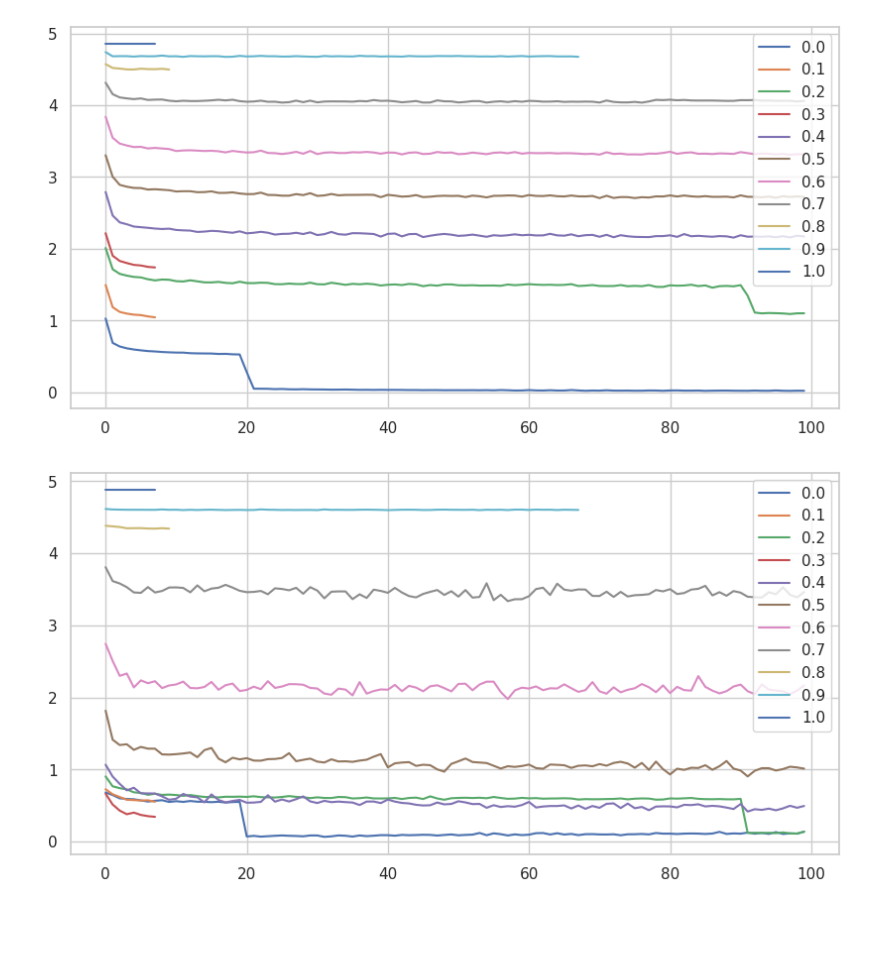
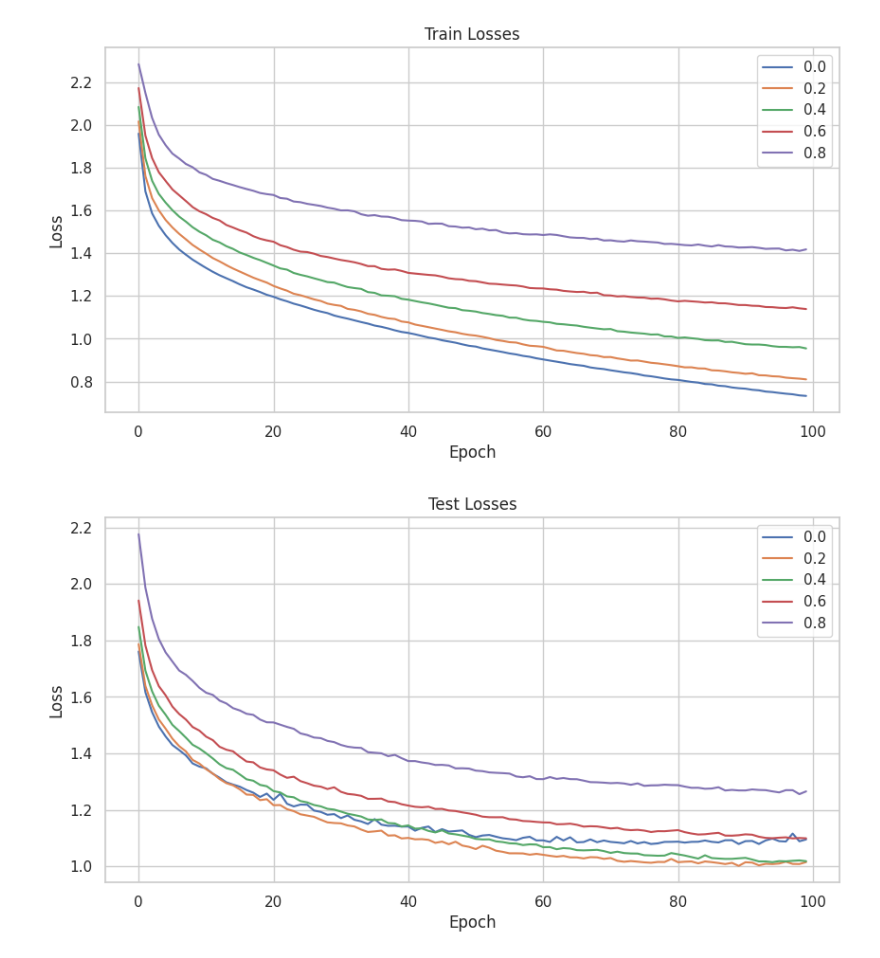
Before and after one commit to m-prezes/TUM-2024, a Jupyter notebook: tum_2024/visualization.ipynb, the cells around one changed output. Cells and saved outputs as stored; diff of their text form; code cells hidden in the pictures; blank space fills up the shorter version.

Commit message:
Visualizations for CIFAR-10

```diff
--- a/tum_2024/visualization.ipynb
+++ b/tum_2024/visualization.ipynb
@@ -4,30 +4,37 @@ import seaborn as sns
 import matplotlib.pyplot as plt
 from glob import glob
 
-sns.set(style="whitegrid")
+sns.set_theme(style="whitegrid")
 # %%
-paths = glob("results/mnist/*")
+paths = glob("results/cifar/*")
 paths = sorted(paths)
 # %%
 plt.figure(figsize=(10,5))
 for path in paths:
     with open(f"{path}/train_losses.json") as f:
         train_losses = json.load(f)
     sns.lineplot(x=range(len(train_losses)), y=train_losses, label=path.split("_")[-1])
+    plt.title("Train Losses")
+    plt.xlabel("Epoch")
+    plt.ylabel("Loss")
+    plt.legend()
 
-    plt.legend()
+plt.savefig("results/cifar/train_loss.png")
 # %% [output]
-[figure, old version]
+[figure, new version]
 # %%
 plt.figure(figsize=(10,5))
 for path in paths:
     with open(f"{path}/test_losses.json") as f:
         train_losses = json.load(f)
     sns.lineplot(x=range(len(train_losses)), y=train_losses, label=path.split("_")[-1])
-
+    plt.title("Test Losses")
+    plt.xlabel("Epoch")
+    plt.ylabel("Loss")
     plt.legend()
+plt.savefig("results/cifar/test_loss.png")
 # %% [output]
-[figure, old version]
+[figure, new version]
 # %%
 plt.figure(figsize=(10,5))
 for path in paths:
```
Also changed, not shown: parts of 3 cells of this notebook, 4 other files.
